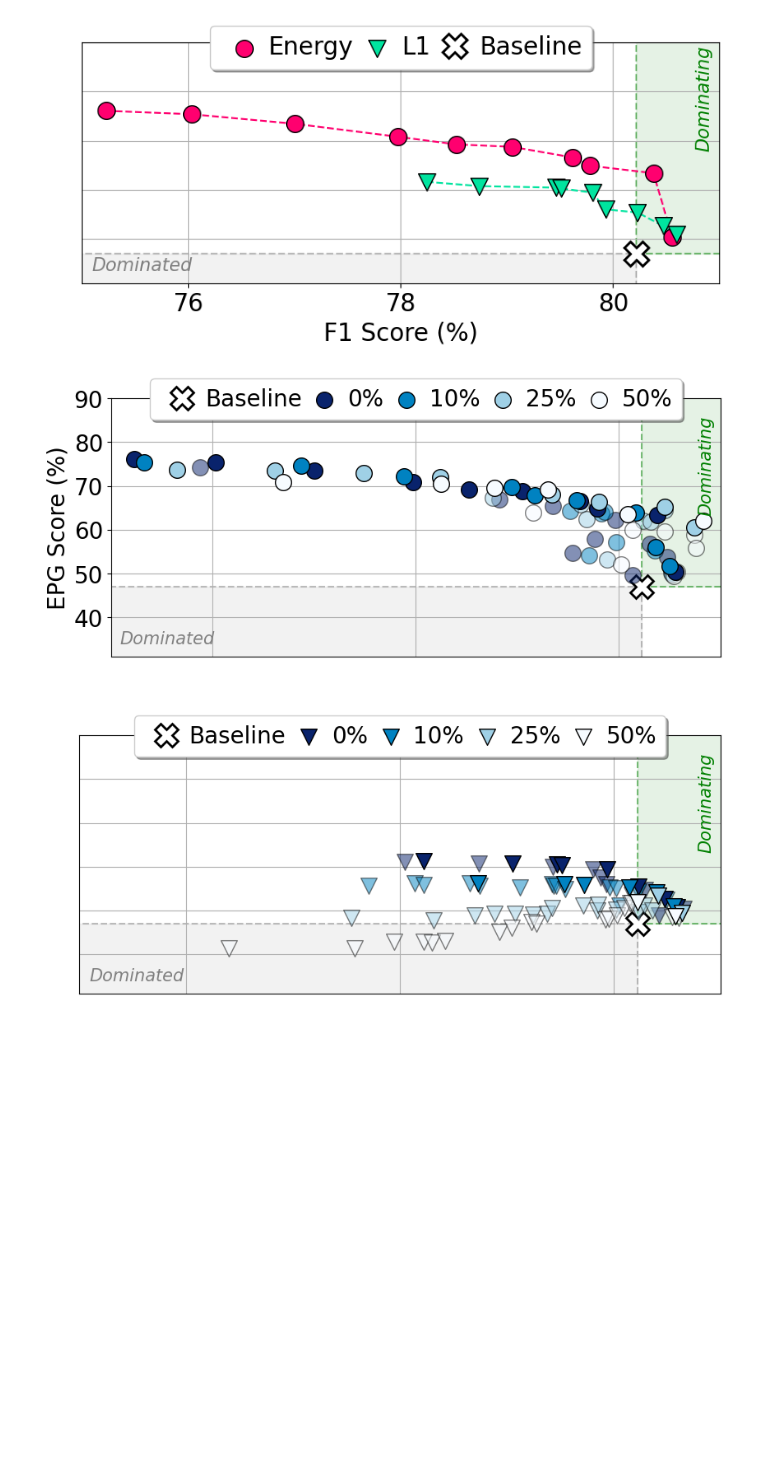
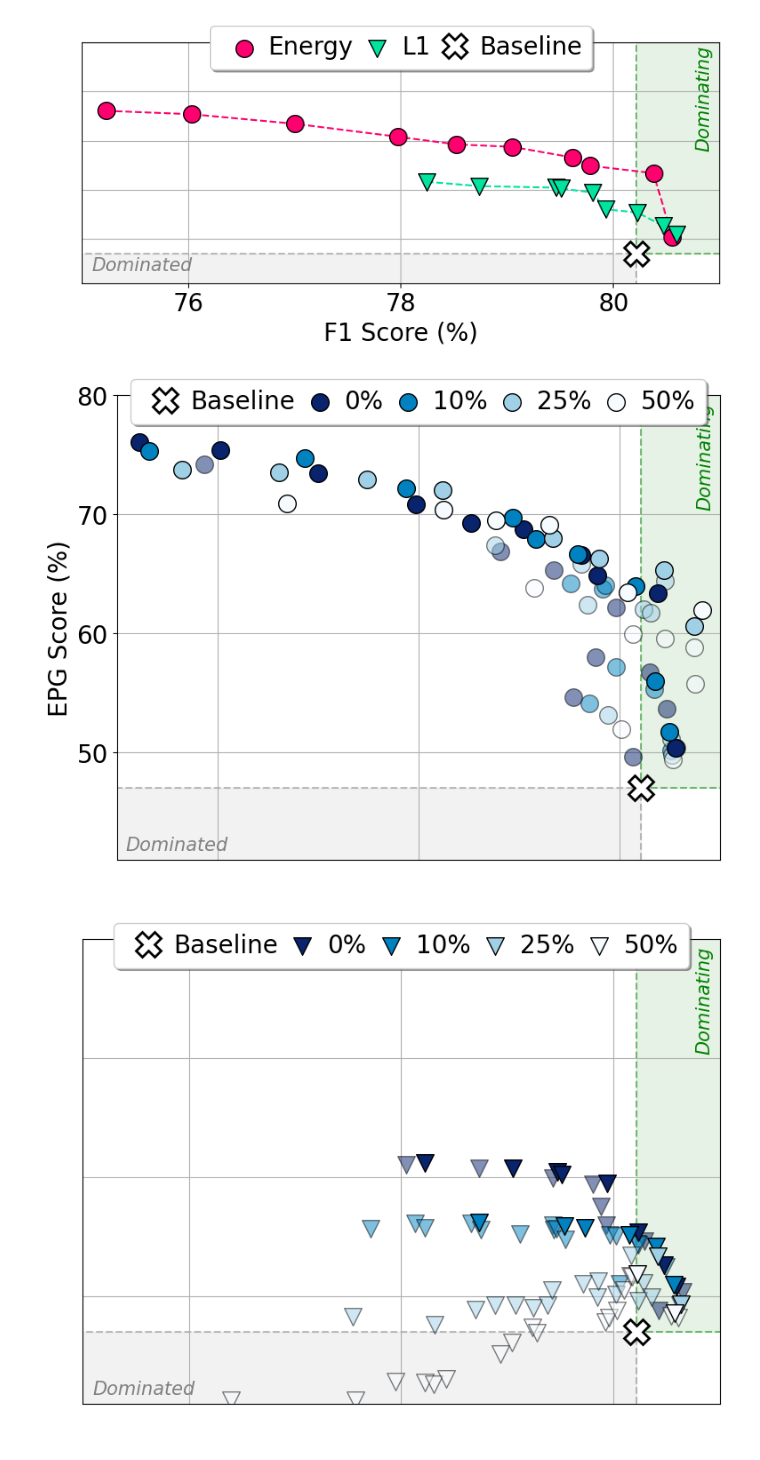
Before and after one commit to rensdebee/FACTifAI_2024_3, a Jupyter notebook: visualisations.ipynb, the cells around one changed output. Drawn from its saved outputs; the diff is of its cells as text; code cells hidden in the pictures; blank space fills up the shorter version.

```diff
--- a/visualisations.ipynb
+++ b/visualisations.ipynb
@@ -1167,12 +1167,12 @@ def plot_pareto_curve_dilation(
     # ax.text(0.98, 0.8, 'Dominating', transform=ax.transAxes, fontsize=10, color='green', alpha=1, fontstyle='italic', rotation=90, ha='right')
 
     # Place text using axes fraction
-    ax.text(0.015, 0.05, 'Dominated', transform=ax.transAxes, fontsize=15, color='gray', alpha=1, fontstyle='italic')
+    ax.text(0.015, 0.02, 'Dominated', transform=ax.transAxes, fontsize=15, color='gray', alpha=1, fontstyle='italic')
     # ax.text(0.02, 0.77, attribution_method, transform=ax.transAxes, fontsize=fontsize + 6, color='darkblue', alpha=1)
-    ax.text(0.99, 0.56, 'Dominating', transform=ax.transAxes, fontsize=15, color='green', alpha=1, fontstyle='italic', rotation=90, ha='right')
+    ax.text(0.99, 0.76, 'Dominating', transform=ax.transAxes, fontsize=15, color='green', alpha=1, fontstyle='italic', rotation=90, ha='right')
 
     # Legend, Axes, and Labels
-    ax.legend(loc='upper center', bbox_to_anchor=(0.5, 1.12), ncol=5, fancybox=True, shadow=True, fontsize=fontsize, columnspacing=0, handletextpad=0.0)
+    ax.legend(loc='upper center', bbox_to_anchor=(0.5, 1.06), ncol=5, fancybox=True, shadow=True, fontsize=fontsize, columnspacing=0, handletextpad=0.0)
     ax.set_xlabel(x_label, fontsize=fontsize)
     ax.tick_params(axis='x', labelsize=fontsize)
 
@@ -1222,7 +1222,7 @@ root_folder = './p_c_dil'
 data_dilation_f1_epg = load_data_from_folders_with_npz_files_with_dilation(root_folder, metrics=('f_score', 'bb_score'))
 
 x_lim_range = (75, 81)
-y_lim_range = (31, 90)
+y_lim_range = (41, 80)
 step_size_xticks = 2
 step_size_yticks = 10
 
@@ -1240,40 +1240,40 @@ plot_pareto_curve_dilation(
     x_label='F1 Score (%)',
     y_label='EPG Score (%)',
     save_path='./images/fig_10_voc2007_bcos_resnet50_dilation_loss_energy_f1_epg_pareto_curve.png',
-    figsize=(8.5, 4),
+    figsize=(8, 6),
     set_xlim = x_lim_range,
     set_ylim = y_lim_range,
     step_size_xticks=step_size_xticks,
     step_size_yticks=step_size_yticks,
     hide_x_ticks=True,
     hide_y_ticks=False,
     fontsize=20)
 
 plot_pareto_curve_dilation(
     baseline_data=data_dilation_f1_epg['bcos']['dil0']['baseline'],
     data_0=data_dilation_f1_epg['bcos']['dil0']['l1'],
     data_01=data_dilation_f1_epg['bcos']['dil0.1']['l1'],
     data_025=data_dilation_f1_epg['bcos']['dil0.25']['l1'],
     data_05=data_dilation_f1_epg['bcos']['dil0.5']['l1'],
     data_0_not_pareto=data_dilation_f1_epg['bcos']['dil0_not_pareto']['l1'],
     data_01_not_pareto=data_dilation_f1_epg['bcos']['dil0.1_not_pareto']['l1'],
     data_025_not_pareto=data_dilation_f1_epg['bcos']['dil0.25_not_pareto']['l1'],
     data_05_not_pareto=data_dilation_f1_epg['bcos']['dil0.5_not_pareto']['l1'],
     loss='L1',
     x_label='F1 Score (%)',
     y_label='EPG Score (%)',
     save_path='./images/fig_10_voc2007_bcos_resnet50_dilation_loss_l1_f1_epg_pareto_curve.png',
-    figsize=(8.5, 4),
+    figsize=(8, 6),
     set_xlim = x_lim_range,
     set_ylim = y_lim_range,
     step_size_xticks=step_size_xticks,
     step_size_yticks=step_size_yticks,
     hide_x_ticks=True,
     hide_y_ticks=True,
     fontsize=20)
 # %% [output]
-[figure, old version]
+[figure, new version]
-[figure, old version]
+[figure, new version]
 # %%
 root_folder = './p_c_dil'
 data_dilation_f1_epg = load_data_from_folders_with_npz_files_with_dilation(root_folder, metrics=('f_score', 'adapt_iou_score'))
```
Also changed, not shown: parts of 1 cell of this notebook, 13 other files.
